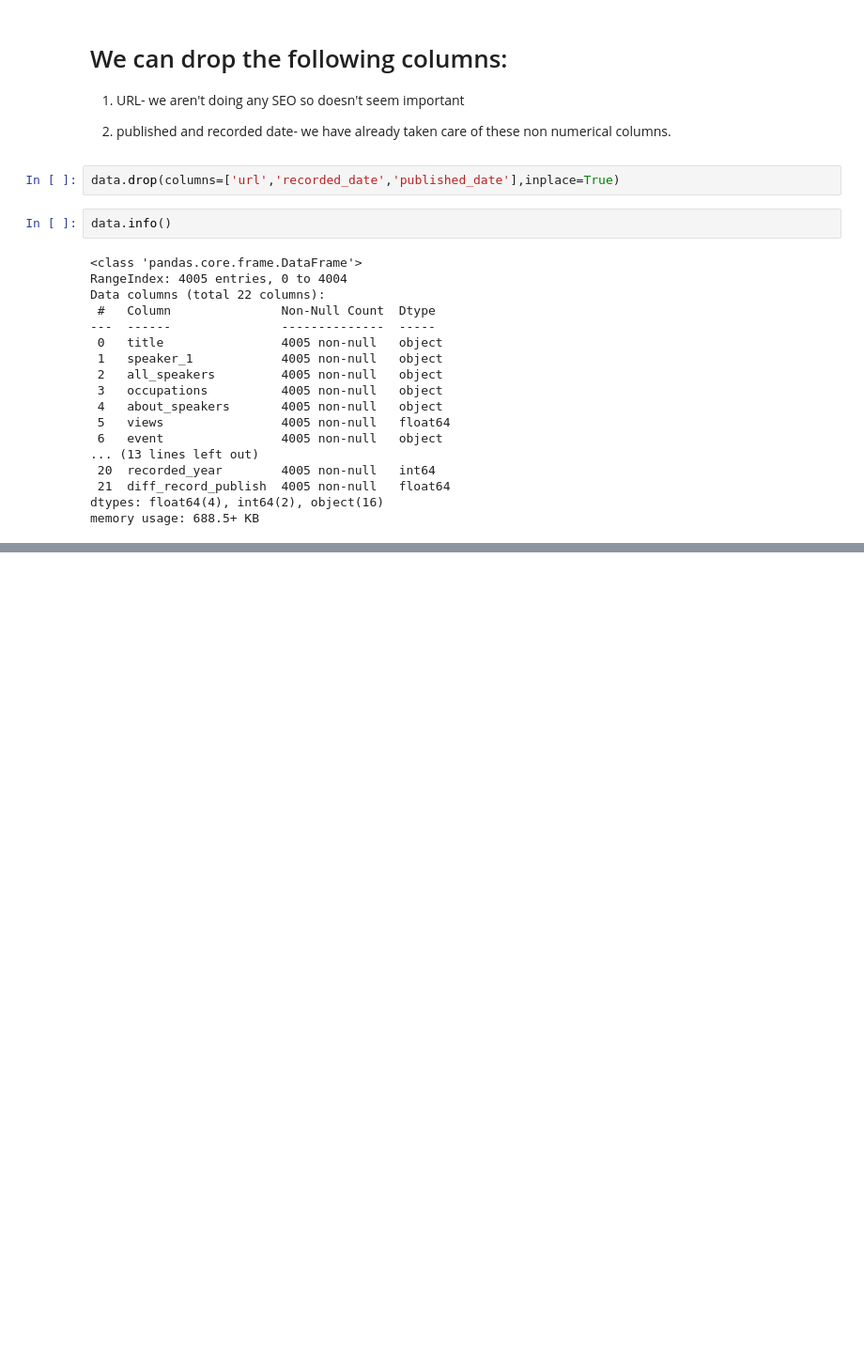
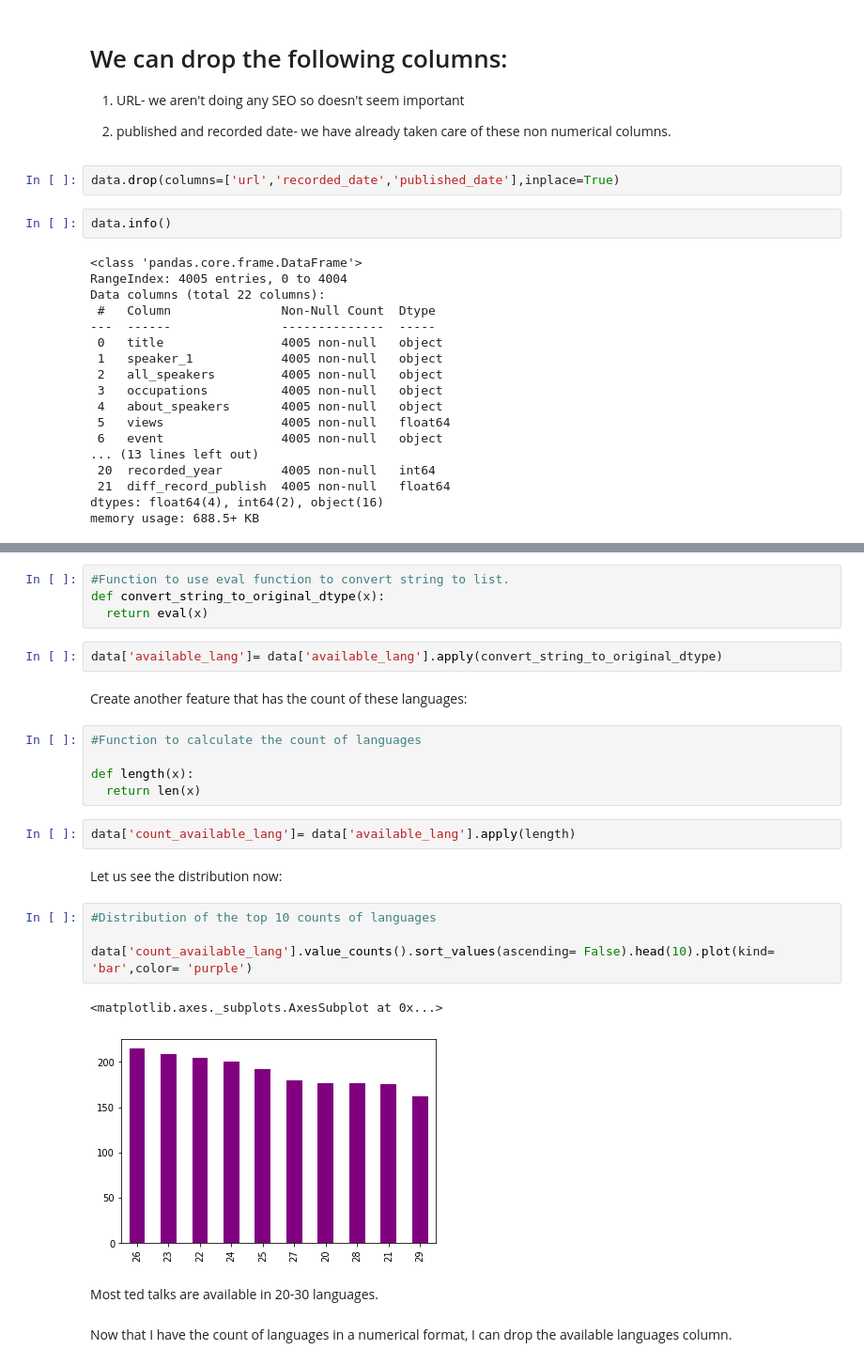
Before and after one commit to sspaulc/TED_TALKS_VIEWS_PREDICTION, a Jupyter notebook: Sanchita_Ted_Talks_Views.ipynb, the cells around one changed output, grey strips where cells are left out. Shown at 94% size. Cells and saved outputs as stored; diff of their text form; blank space fills up the shorter version.

```diff
--- a/Sanchita_Ted_Talks_Views.ipynb
+++ b/Sanchita_Ted_Talks_Views.ipynb
@@ -373,0 +426,28 @@ memory usage: 688.5+ KB
+# %%
+#Function to use eval function to convert string to list.
+def convert_string_to_original_dtype(x):
+  return eval(x)
+# %%
+data['available_lang']= data['available_lang'].apply(convert_string_to_original_dtype)
+# %% [markdown]
+Create another feature that has the count of these languages:
+# %%
+#Function to calculate the count of languages
+
+def length(x):
+  return len(x)
+# %%
+data['count_available_lang']= data['available_lang'].apply(length)
+# %% [markdown]
+Let us see the distribution now:
+# %%
+#Distribution of the top 10 counts of languages
+
+data['count_available_lang'].value_counts().sort_values(ascending= False).head(10).plot(kind= 'bar',color= 'purple')
+# %% [output]
+<matplotlib.axes._subplots.AxesSubplot at 0x...>
+[figure, added]
+# %% [markdown]
+Most ted talks are available in 20-30 languages.
+# %% [markdown]
+Now that I have the count of languages in a numerical format, I can drop the available languages column.
```
Also changed, not shown: parts of 99 cells of this notebook.
